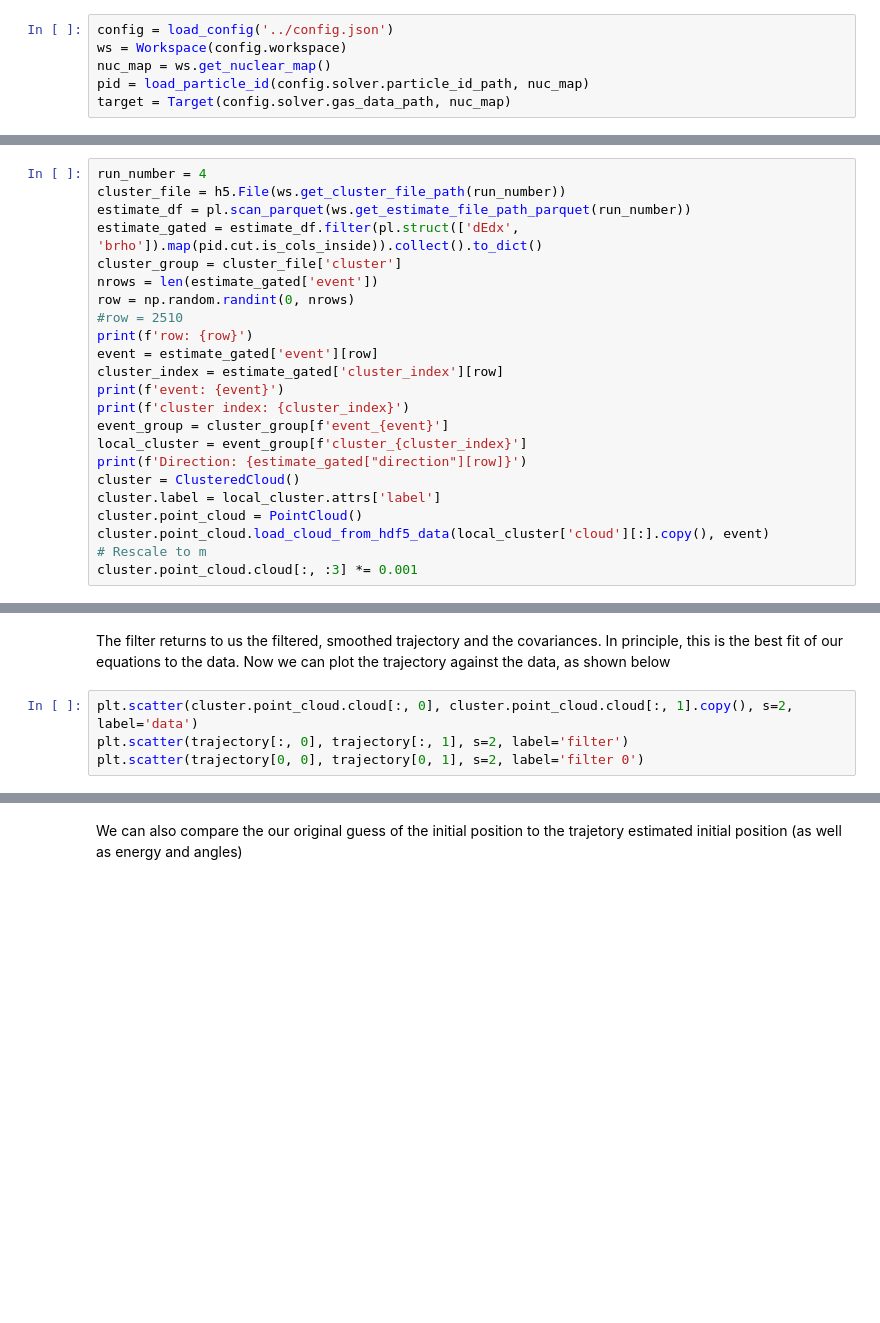
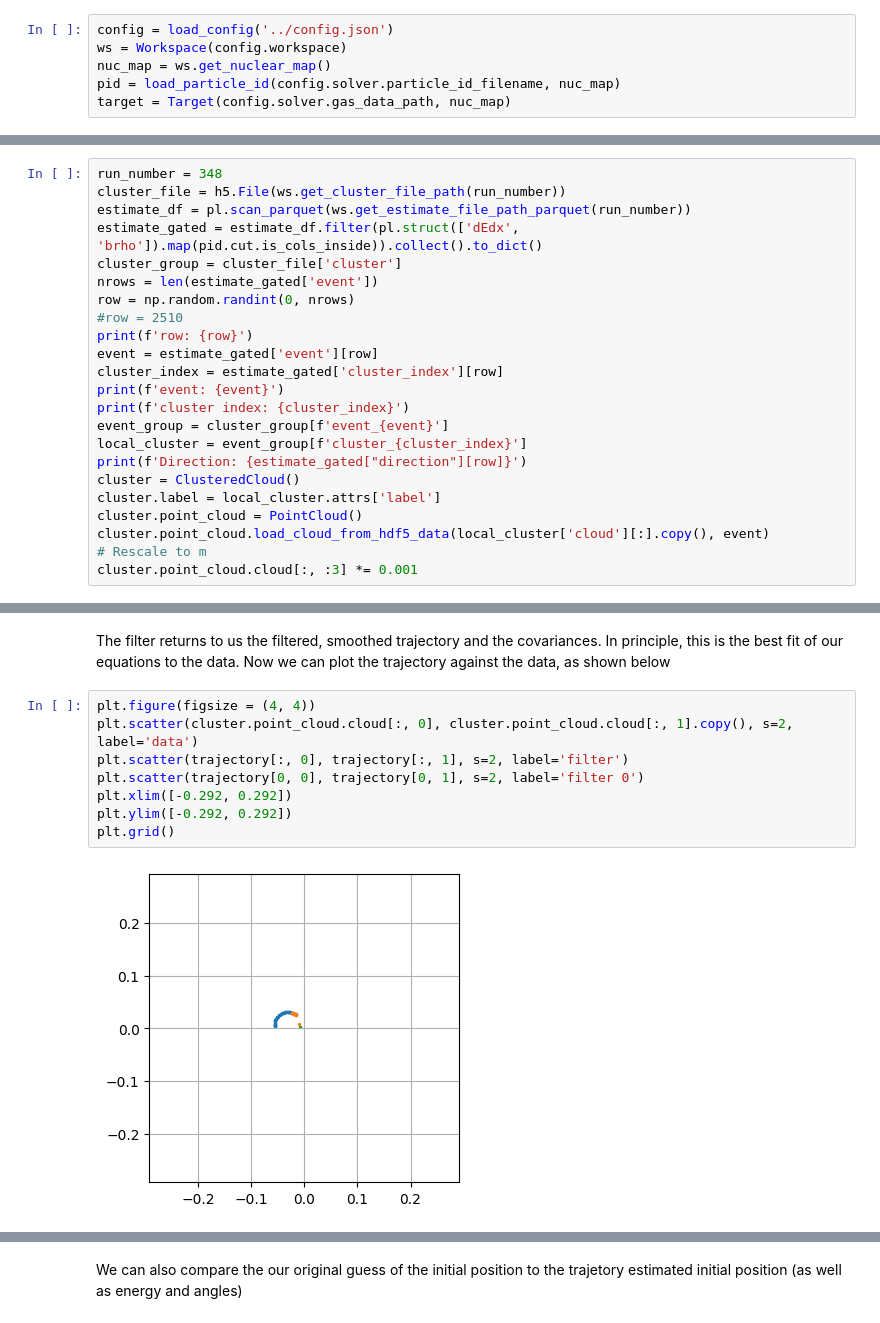
Before and after one commit to ATTPC/Spyral, a Jupyter notebook: notebooks/examine_kalman.ipynb, the cells around one changed output, grey strips where cells are left out. Cells and saved outputs as stored; diff of their text form; blank space fills up the shorter version.

```diff
--- a/notebooks/examine_kalman.ipynb
+++ b/notebooks/examine_kalman.ipynb
@@ -29,14 +29,14 @@ Now, as usual, we load our configuration
 config = load_config('../config.json')
 ws = Workspace(config.workspace)
 nuc_map = ws.get_nuclear_map()
-pid = load_particle_id(config.solver.particle_id_path, nuc_map)
+pid = load_particle_id(config.solver.particle_id_filename, nuc_map)
 target = Target(config.solver.gas_data_path, nuc_map)
 # %% [markdown]
 Notice here we've loaded not only our workspace but also our paritcle ID data and a target. These are important! Now that we're doing physics we need to pick slices of data that correspond to specific particles so that we can select the appropriate charge and mass. The target allows us to calculate energy loss.
 
 Now we load up our cluster data as well as our estimates from phase 3.
 # %%
-run_number = 4
+run_number = 348
 cluster_file = h5.File(ws.get_cluster_file_path(run_number))
 estimate_df = pl.scan_parquet(ws.get_estimate_file_path_parquet(run_number))
 estimate_gated = estimate_df.filter(pl.struct(['dEdx', 'brho']).map(pid.cut.is_cols_inside)).collect().to_dict()
@@ -85,7 +129,13 @@ trajectory, covariances = apply_kalman_filter(cluster.point_cloud.cloud[:,:3], g
 # %% [markdown]
 The filter returns to us the filtered, smoothed trajectory and the covariances. In principle, this is the best fit of our equations to the data. Now we can plot the trajectory against the data, as shown below
 # %%
+plt.figure(figsize = (4, 4))
 plt.scatter(cluster.point_cloud.cloud[:, 0], cluster.point_cloud.cloud[:, 1].copy(), s=2, label='data')
 plt.scatter(trajectory[:, 0], trajectory[:, 1], s=2, label='filter')
 plt.scatter(trajectory[0, 0], trajectory[0, 1], s=2, label='filter 0')
+plt.xlim([-0.292, 0.292])
+plt.ylim([-0.292, 0.292])
+plt.grid()
+# %% [output]
+[figure, added]
 # %%
```
Also changed, not shown: parts of 4 cells of this notebook, 31 other files.
